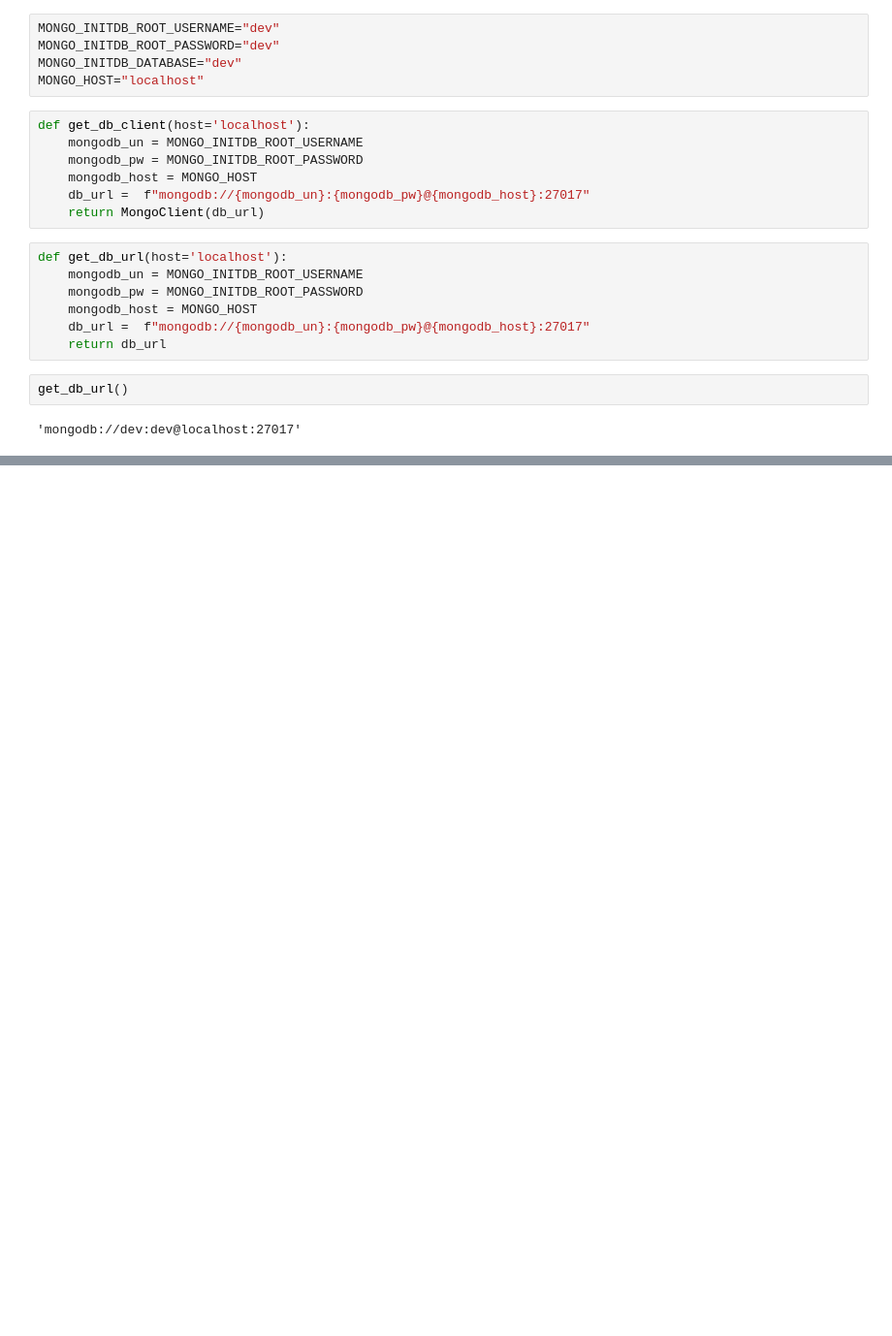
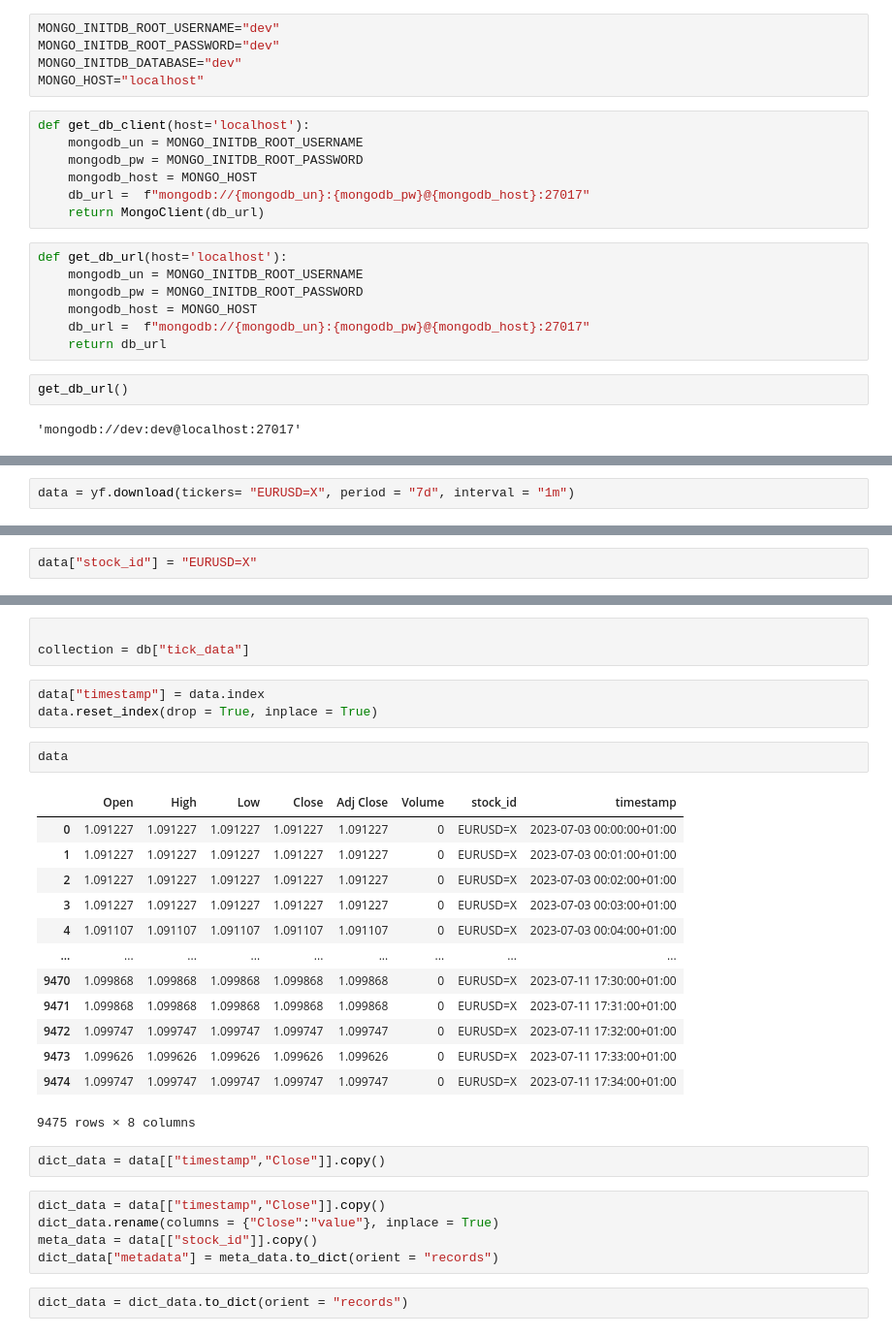
Before and after one commit to anvasquezre/trading_bot_python_ai, a Jupyter notebook: EDA.ipynb, the cells around one changed output, grey strips where cells are left out. Shown at 97% size. Saved outputs shown, nothing was run; the diff lists cells and outputs as text; blank space fills up the shorter version.

```diff
--- a/EDA.ipynb
+++ b/EDA.ipynb
@@ -1397,0 +1402,2 @@ NameError: name 'timeseries' is not defined
+# %%
+data = yf.download(tickers= "EURUSD=X", period = "7d", interval = "1m")
@@ -1397,0 +1406,2 @@ NameError: name 'timeseries' is not defined
+# %%
+data["stock_id"] = "EURUSD=X"
@@ -1397,0 +1425,31 @@ NameError: name 'timeseries' is not defined
+# %%
+
+collection = db["tick_data"]
+# %%
+data["timestamp"] = data.index
+data.reset_index(drop = True, inplace = True)
+# %%
+data
+# %% [output]
+|  | Open | High | Low | Close | Adj Close | Volume | stock_id | timestamp |
+| 0 | 1.091227 | 1.091227 | 1.091227 | 1.091227 | 1.091227 | 0 | EURUSD=X | 2023-07-03 00:00:00+01:00 |
+| 1 | 1.091227 | 1.091227 | 1.091227 | 1.091227 | 1.091227 | 0 | EURUSD=X | 2023-07-03 00:01:00+01:00 |
+| 2 | 1.091227 | 1.091227 | 1.091227 | 1.091227 | 1.091227 | 0 | EURUSD=X | 2023-07-03 00:02:00+01:00 |
+| 3 | 1.091227 | 1.091227 | 1.091227 | 1.091227 | 1.091227 | 0 | EURUSD=X | 2023-07-03 00:03:00+01:00 |
+| 4 | 1.091107 | 1.091107 | 1.091107 | 1.091107 | 1.091107 | 0 | EURUSD=X | 2023-07-03 00:04:00+01:00 |
+| ... | ... | ... | ... | ... | ... | ... | ... | ... |
+| 9470 | 1.099868 | 1.099868 | 1.099868 | 1.099868 | 1.099868 | 0 | EURUSD=X | 2023-07-11 17:30:00+01:00 |
+| 9471 | 1.099868 | 1.099868 | 1.099868 | 1.099868 | 1.099868 | 0 | EURUSD=X | 2023-07-11 17:31:00+01:00 |
+| 9472 | 1.099747 | 1.099747 | 1.099747 | 1.099747 | 1.099747 | 0 | EURUSD=X | 2023-07-11 17:32:00+01:00 |
+| 9473 | 1.099626 | 1.099626 | 1.099626 | 1.099626 | 1.099626 | 0 | EURUSD=X | 2023-07-11 17:33:00+01:00 |
+| 9474 | 1.099747 | 1.099747 | 1.099747 | 1.099747 | 1.099747 | 0 | EURUSD=X | 2023-07-11 17:34:00+01:00 |
+9475 rows × 8 columns
+# %%
+dict_data = data[["timestamp","Close"]].copy()
+# %%
+dict_data = data[["timestamp","Close"]].copy()
+dict_data.rename(columns = {"Close":"value"}, inplace = True)
+meta_data = data[["stock_id"]].copy()
+dict_data["metadata"] = meta_data.to_dict(orient = "records")
+# %%
+dict_data = dict_data.to_dict(orient = "records")
```
Also changed, not shown: parts of 20 cells of this notebook, 20 other files.
